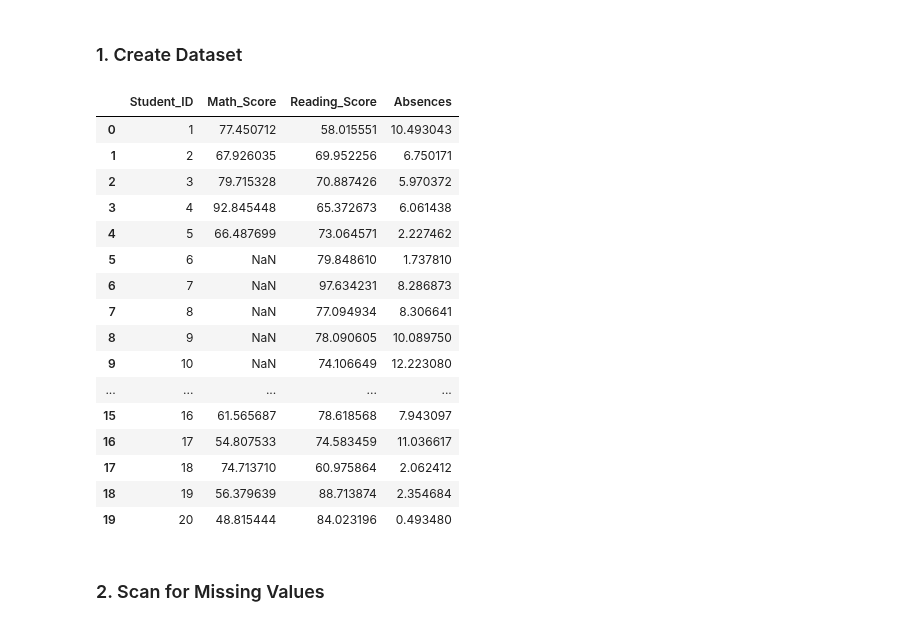
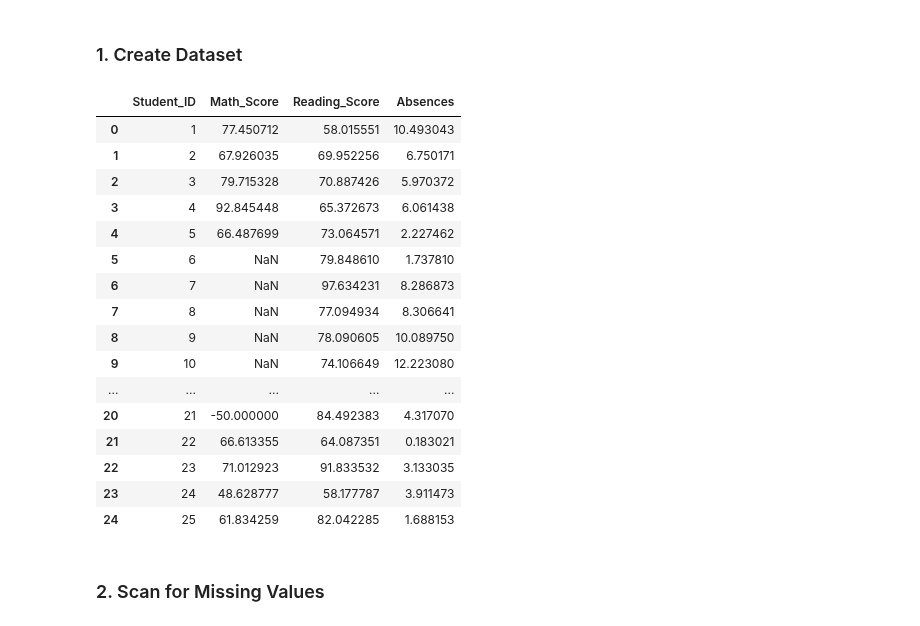
Before and after one commit to Saishhhhhh/Practical-Codes, a Jupyter notebook: DS Practical Codes/02_Exp2.ipynb, the cells around one changed output. Saved outputs shown, nothing was run; the diff lists cells and outputs as text; code cells hidden in the pictures.

```diff
--- a/DS Practical Codes/02_Exp2.ipynb
+++ b/DS Practical Codes/02_Exp2.ipynb
@@ -20,36 +26,36 @@ import matplotlib.pyplot as plt
 # %%
 np.random.seed(42)
 data = {
     'Student_ID': range(1, 101),
     'Math_Score': np.random.normal(70, 15, 100),
     'Reading_Score': np.random.normal(75, 12, 100),
     'Absences': np.random.exponential(5, 100) # Purposely For Creating Right Skewed Data
 }
 df = pd.DataFrame(data)
 
 df.loc[5:10, 'Math_Score'] = np.nan #Adding Missing Values
 df.loc[20, 'Math_Score'] = -50  # Adding Inconsistency
 df.loc[50, 'Reading_Score'] = 200  #Adding Outliers
 
-df.head(20)
+df.head(25)
 # %% [output]
 |  | Student_ID | Math_Score | Reading_Score | Absences |
 | 0 | 1 | 77.450712 | 58.015551 | 10.493043 |
 | 1 | 2 | 67.926035 | 69.952256 | 6.750171 |
 | 2 | 3 | 79.715328 | 70.887426 | 5.970372 |
 | 3 | 4 | 92.845448 | 65.372673 | 6.061438 |
 | 4 | 5 | 66.487699 | 73.064571 | 2.227462 |
 | 5 | 6 | NaN | 79.848610 | 1.737810 |
 | 6 | 7 | NaN | 97.634231 | 8.286873 |
 | 7 | 8 | NaN | 77.094934 | 8.306641 |
 | 8 | 9 | NaN | 78.090605 | 10.089750 |
 | 9 | 10 | NaN | 74.106649 | 12.223080 |
 | ... | ... | ... | ... | ... |
-| 15 | 16 | 61.565687 | 78.618568 | 7.943097 |
-| 16 | 17 | 54.807533 | 74.583459 | 11.036617 |
-| 17 | 18 | 74.713710 | 60.975864 | 2.062412 |
-| 18 | 19 | 56.379639 | 88.713874 | 2.354684 |
-| 19 | 20 | 48.815444 | 84.023196 | 0.493480 |
+| 20 | 21 | -50.000000 | 84.492383 | 4.317070 |
+| 21 | 22 | 66.613355 | 64.087351 | 0.183021 |
+| 22 | 23 | 71.012923 | 91.833532 | 3.133035 |
+| 23 | 24 | 48.628777 | 58.177787 | 3.911473 |
+| 24 | 25 | 61.834259 | 82.042285 | 1.688153 |
 # %% [markdown]
 ### 2. Scan for Missing Values
 # %%
```
Also changed, not shown: parts of 3 cells of this notebook, 32 other files.
